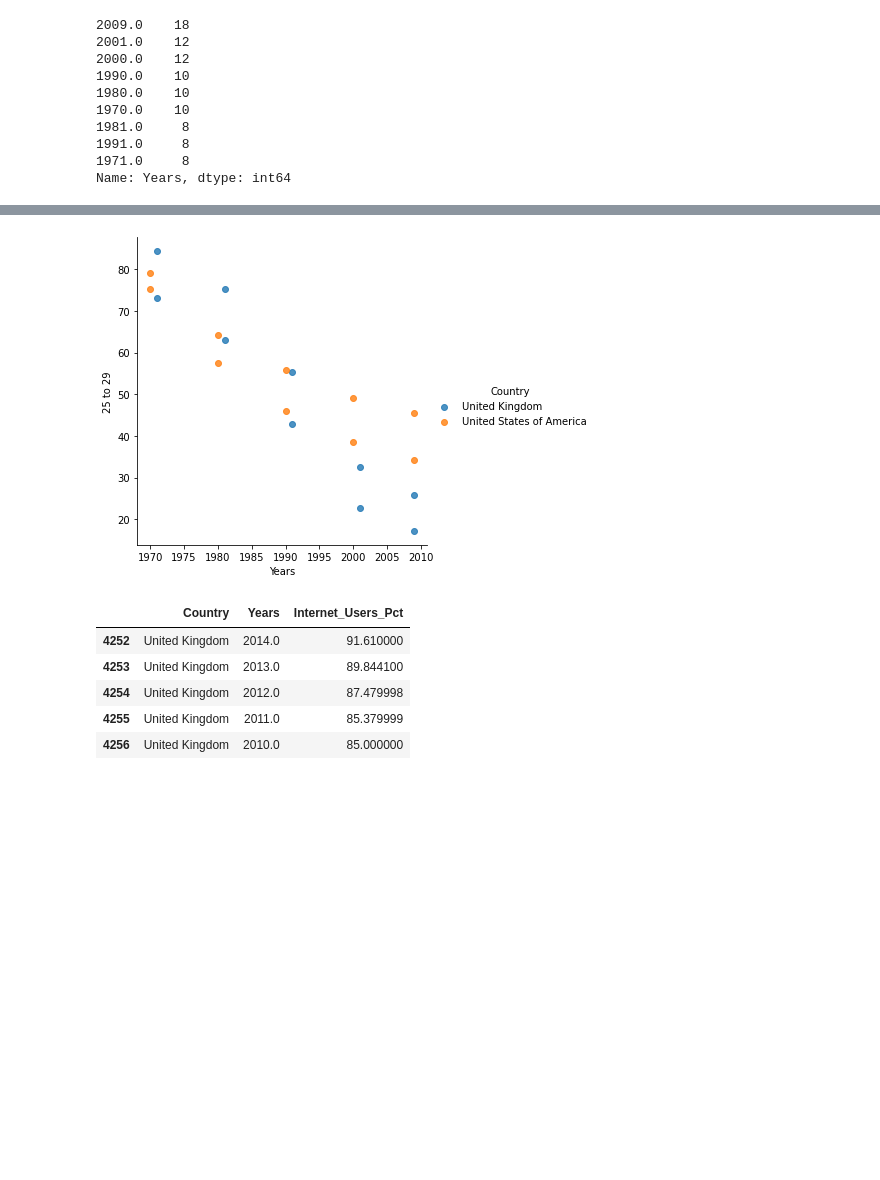
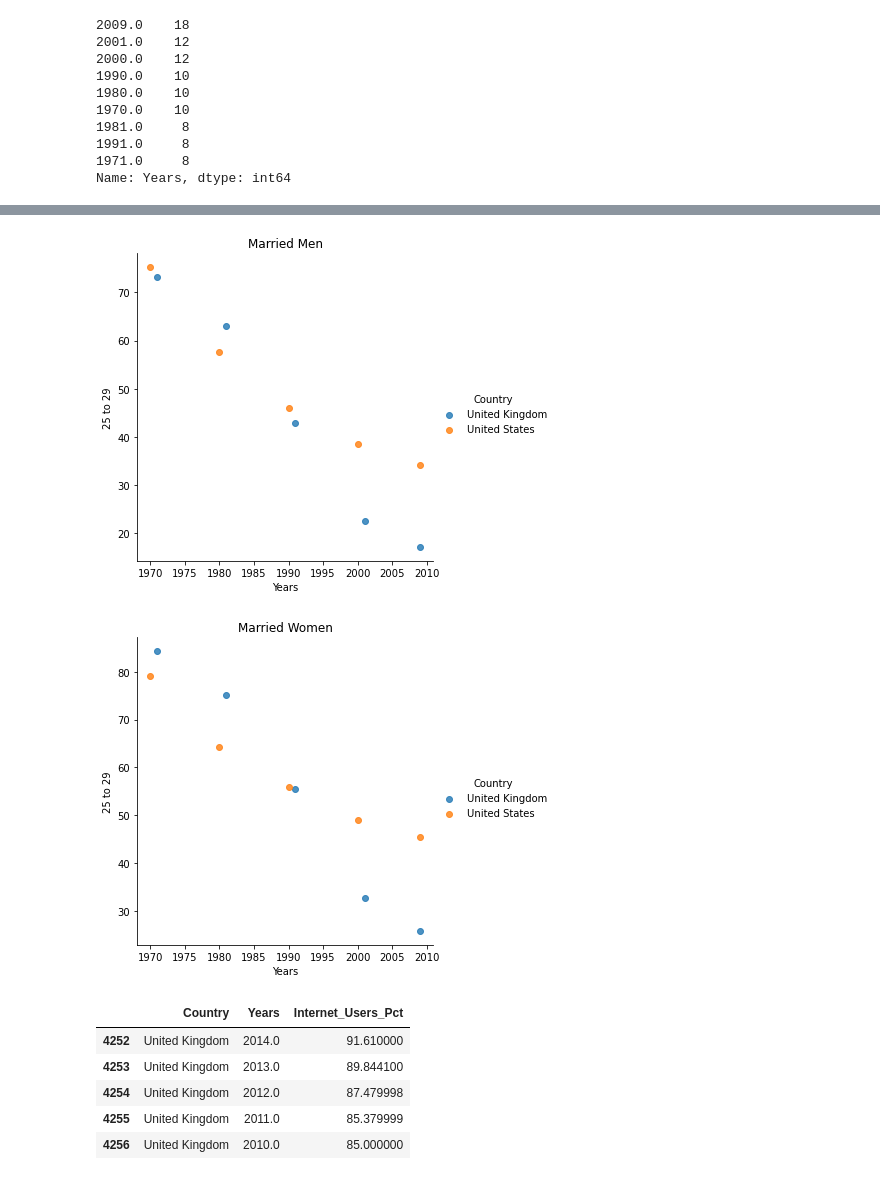
Before and after one commit to nss-data-science-cohort-4/dq1-undata-matthgray, a Jupyter notebook: un_data.ipynb, the cells around one changed output, grey strips where cells are left out. Cells and saved outputs as stored; diff of their text form; code cells hidden in the pictures; blank space fills up the shorter version.

```diff
--- a/un_data.ipynb
+++ b/un_data.ipynb
@@ -676,3 +681,6 @@ md_status.rename(columns = new_columns, inplace=True)
 md_status['Years']= md_status['Years'].astype(str).astype(float)
 # %%
 md_status['25 to 29']= md_status['25 to 29'].astype(str).astype(float)
+# %%
+md_status["Country"]= md_status["Country"].replace("United States of America", "United States")
+md_status.head()
@@ -679,7 +694,7 @@ md_status['25 to 29']= md_status['25 to 29'].astype(str).astype(float)
 # %%
 #Gather data from us and uk
 
-m_status_west = md_status[(md_status["Country"] == 'United States of America') | (md_status["Country"] == 'United Kingdom')]
+m_status_west = md_status[(md_status["Country"] == 'United States') | (md_status["Country"] == 'United Kingdom')]
 # %%
 m_status_west['Years'].value_counts()
 # %% [output]
@@ -771,10 +770,16 @@ sns.lmplot(x='Years', y='25 to 29', data=men_status_west,
 # %%
-#sns.lmplot(x='25 to 29', y='Years', data=m_status_west);
-sns.lmplot(x='Years', y='25 to 29', data=ma_status_west,
+sns.lmplot(x='Years', y='25 to 29', data=men_status_west,
            fit_reg=False, # Remove the regression line
-           hue='Country');   # Color by quality
+           hue='Country').set(title ='Married Men');   # Color by quality
+
+sns.lmplot(x='Years', y='25 to 29', data=women_status_west,
+           fit_reg=False, # Remove the regression line
+           hue='Country').set(title ='Married Women');   # Color by quality
+
+plt.show()
 # %% [output]
-[figure, old version]
+[figure, new version]
+[figure, added]
 # %%
 # internet data for us and uk
 internet_df_west = internet_df[(internet_df["Country"] == 'United States') | (internet_df["Country"] == 'United Kingdom')]
```
Also changed, not shown: parts of 53 cells of this notebook.
